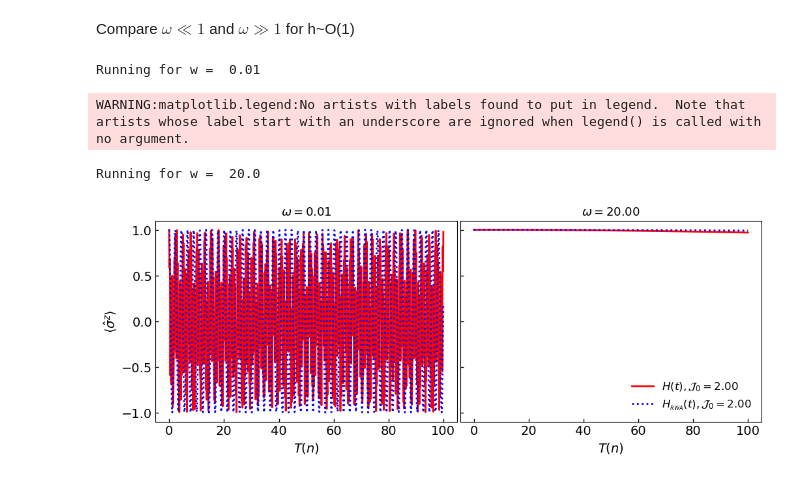
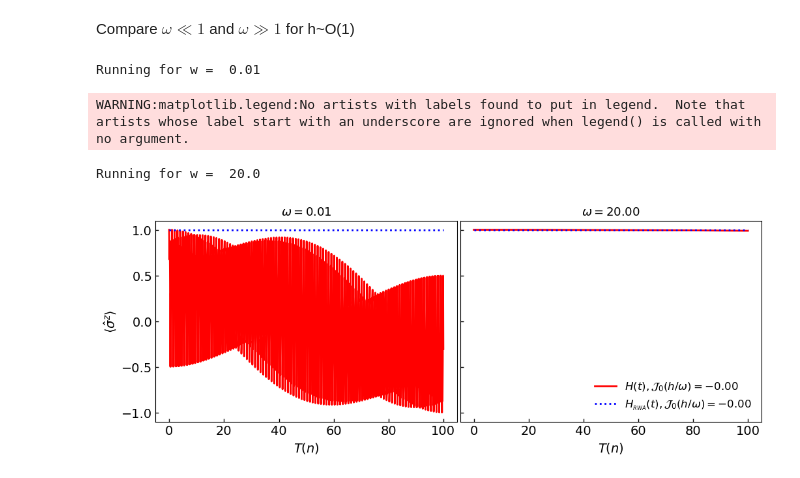
Before and after one commit to rahmahi/Chimera_Time_Crystal, a Jupyter notebook: chimera_codes_for_referee_etc/chimera_referee1/model_rwa.ipynb, the cells around one changed output. Drawn from its saved outputs; the diff is of its cells as text; code cells hidden in the pictures.

```diff
--- a/chimera_codes_for_referee_etc/chimera_referee1/model_rwa.ipynb
+++ b/chimera_codes_for_referee_etc/chimera_referee1/model_rwa.ipynb
@@ -113,20 +113,16 @@ if __name__ == '__main__':
         print(r"Running for w = ", w)
         T = 2*np.pi/w
         h = w * freezing_pts[0]
-        h = w * 2.0
 
         data_exact = np.array(run_dynm_exact(h,w,Delta, nt, steps))
         data_rwa = np.array(run_dynm_rwa(h,w,Delta, nt, steps))
 
-        lbl1 = fr"$H(t), \matcal{{J}}_0 = {h/w:1.2f}$"
-        lbl2 = fr"$H_{{_{{RWA}}}}(t), \matcal{{J}}_0 = {h/w:1.2f}$"
+        lbl11 = r"$H(t), \mathcal{{J}}_0(h/\omega) =$"
+        lbl12 = fr"${jv(0,h/w):1.2f}$"
+        lbl1 = lbl11 + lbl12
 
-        lbl11 = r"$H(t), \mathcal{{J}}_0 =$"
-        lbl12 = fr"${h/w:1.2f}$"
-
-        lbl1 = lbl11 + lbl12
-        lbl21 = fr"$H_{{_{{RWA}}}}(t), \mathcal{{J}}_0 =$"
-        lbl22 = fr"${h/w:1.2f}$"
+        lbl21 = fr"$H_{{_{{RWA}}}}(t), \mathcal{{J}}_0(h/\omega) =$"
+        lbl22 = fr"${jv(0,h/w):1.2f}$"
         lbl2 = lbl21 + lbl22
 
         lbl = [lbl1,lbl2]
@@ -134,32 +130,32 @@ if __name__ == '__main__':
         times = data_exact[1]
         axs[p].plot(times/T,data_exact[0][0], label=lbl[0], linewidth =2, color = 'red')
 
 
         axs[p].set_xlabel(r"$T(n)$")
         axs[0].set_ylabel(r"$\langle \hat{\sigma}^z\rangle$")
         axs[p].tick_params(which='both', axis="x", direction="in", width= 1.0)
         axs[p].tick_params(which='both', axis="y", direction="in", width= 1.0)
 
         times = data_rwa[1]
         axs[p].plot(times/T,data_rwa[0][0], label=lbl[1], linewidth =2, linestyle ='dotted', color = 'blue')
 
         #plt.title(r'$S_x$ Dynamics_TSS: $\omega$=90 Spin =  $%4d$'%N)
         axs[p].set_xlabel(r"$T(n)$")
         #axs[1].set_ylabel(r"$\langle S_x\rangle$")
         axs[p].tick_params(which='both', axis="x", direction="in", width= 1.0)
         axs[p].tick_params(which='both', axis="y", direction="in", width= 1.0)
 
         axs[1].legend(loc = 4, frameon=False, fontsize =12)
 
         axs[p].set_title(fr"$\omega = {w:1.2f}$", fontsize = 13)
     #plt.ylim(0,1.1)
 
     figname = "rwa_vs_exact_w_low_n_high.pdf"
-    #plt.savefig(figname, bbox_inches='tight', pad_inches=0.0)
+    plt.savefig(figname, bbox_inches='tight', pad_inches=0.0)
 
     plt.show()
 # %% [output]
 Running for w =  0.01
 WARNING:matplotlib.legend:No artists with labels found to put in legend.  Note that artists whose label start with an underscore are ignored when legend() is called with no argument.
 Running for w =  20.0
-[figure, old version]
+[figure, new version]
```
Also changed, not shown: parts of 2 cells of this notebook, 2 other files.
